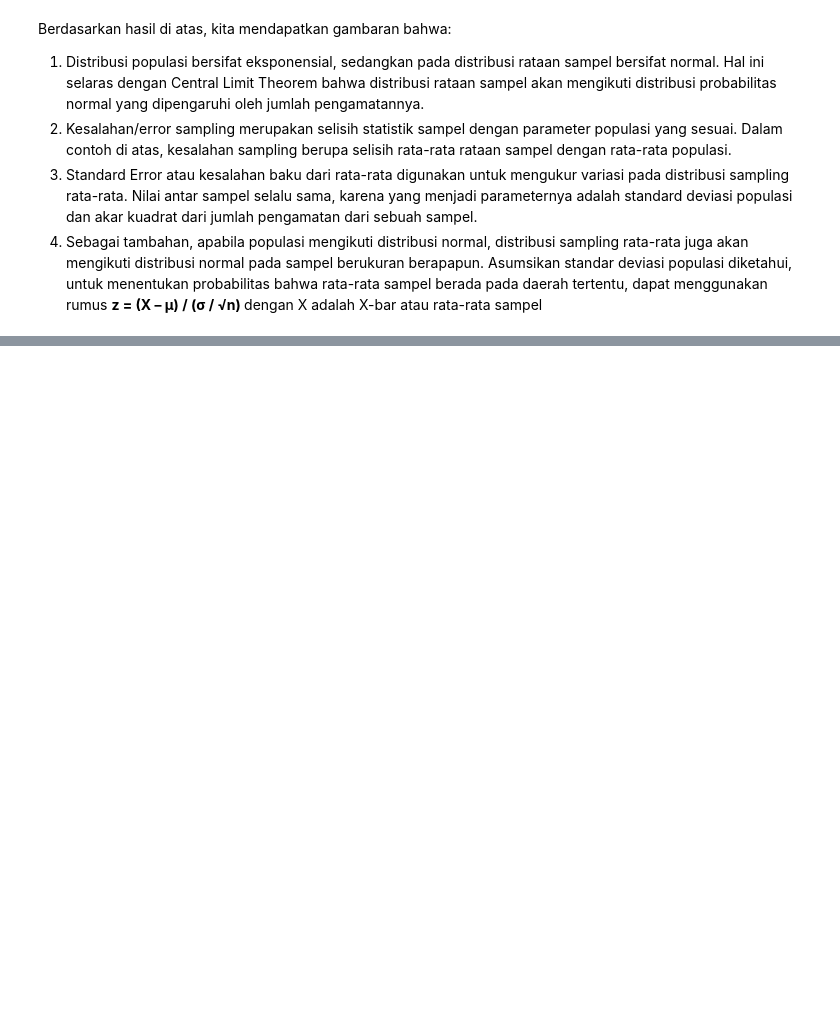
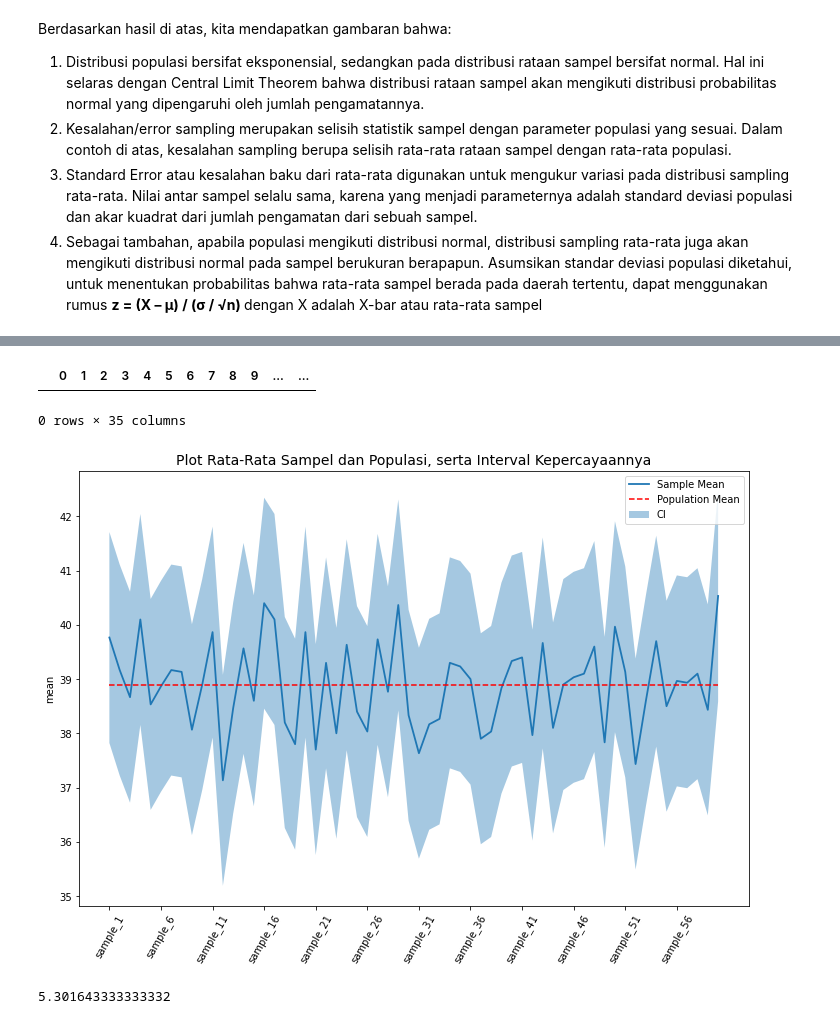
Before and after one commit to hanafication/Statistika, a Jupyter notebook: Buku_1/Jilid_1.ipynb, the cells around one changed output, grey strips where cells are left out. Saved outputs shown, nothing was run; the diff lists cells and outputs as text; code cells hidden in the pictures; blank space fills up the shorter version.

```diff
--- a/Buku_1/Jilid_1.ipynb
+++ b/Buku_1/Jilid_1.ipynb
@@ -690,0 +730,4 @@ Berdasarkan hasil di atas, kita mendapatkan gambaran bahwa:
+# %%
+#Mengambil sampel dengan n sebesar 30, dan sampel sebesar 40
+data_sampel = sampling(data = data.Data, nobs= 30, size = 60, orient=1)
+print(data_sampel.head())
@@ -690,0 +750,36 @@ Berdasarkan hasil di atas, kita mendapatkan gambaran bahwa:
+# %%
+#Menentukan z-score dari interval kepercayaan 95%: 1.96
+z_score = 1.96
+
+#Kalkulasi dataset untuk mendapatkan nilai rata-rata sampel(Xbar), standard deviasi, standar error, CI 95% batas bawah dan atas
+data_sampel['mean'] = data_sampel.apply(lambda x: x.mean(), axis = 1).round(4)
+data_sampel['std'] = data_sampel.iloc[:, :-1].apply(lambda x: x.std(), axis =1).round(4)
+data_sampel['standard_error'] = np.round((data.Data.std() / np.sqrt(30)), 4)
+data_sampel['CI_batas_bawah'] = data_sampel['mean'] - z_score * data_sampel['standard_error'].round(4)
+data_sampel['CI_batas_atas'] = data_sampel['mean'] + z_score * data_sampel['standard_error'].round(4)
+
+#Mencari sampel yang mengalami kesalahan sampling
+data_sampel[(data.Data.mean() < data_sampel['CI_batas_bawah']) | (data.Data.mean() > data_sampel['CI_batas_atas'])]
+# %% [output]
+|  | 0 | 1 | 2 | 3 | 4 | 5 | 6 | 7 | 8 | 9 | ... | ... |
+0 rows × 35 columns
+# %%
+plt.figure(figsize = (12, 8))
+
+sns.lineplot(y = data_sampel['mean'], x = data_sampel.index, linewidth = 1.8, label = 'Sample Mean')
+sns.lineplot(y = data.Data.mean(),
+             x = data_sampel.index,
+             linestyle = '--', color = 'r', label = 'Population Mean')
+plt.xticks(np.arange(0, 60, 5), rotation = 60)
+plt.fill_between(x = data_sampel.index, y1 = data_sampel['CI_batas_bawah'],
+                 y2 = data_sampel['CI_batas_atas'], alpha = 0.4, label = 'CI')
+plt.title('Plot Rata-Rata Sampel dan Populasi, serta Interval Kepercayaannya', size = 14, pad = 6)
+plt.legend()
+plt.savefig('test.png')
+plt.show()
+# %% [output]
+[figure, added]
+# %%
+data_sampel['std'].mean()
+# %% [output]
+5.301643333333332
```
Also changed, not shown: parts of 47 cells of this notebook.
